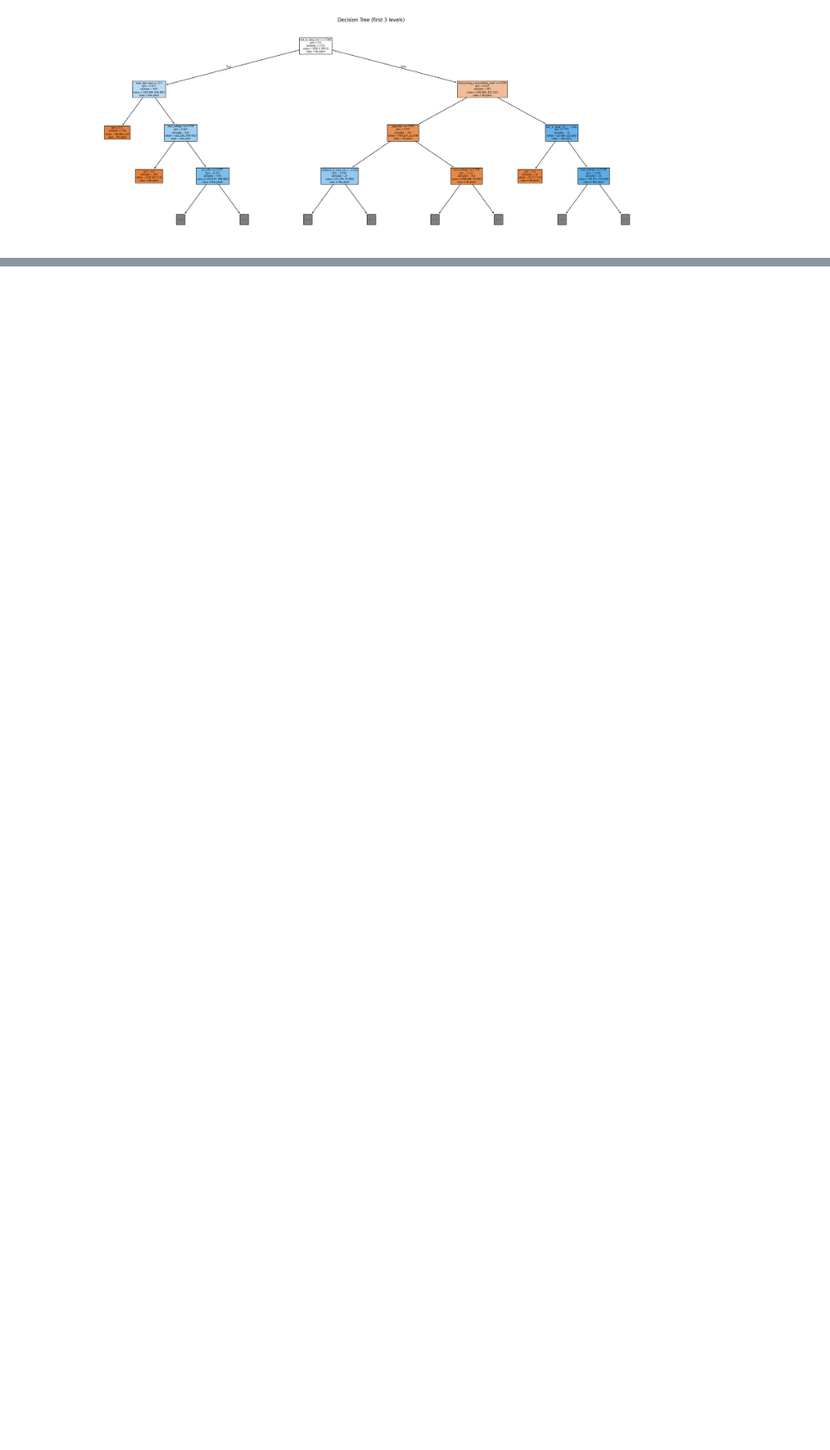
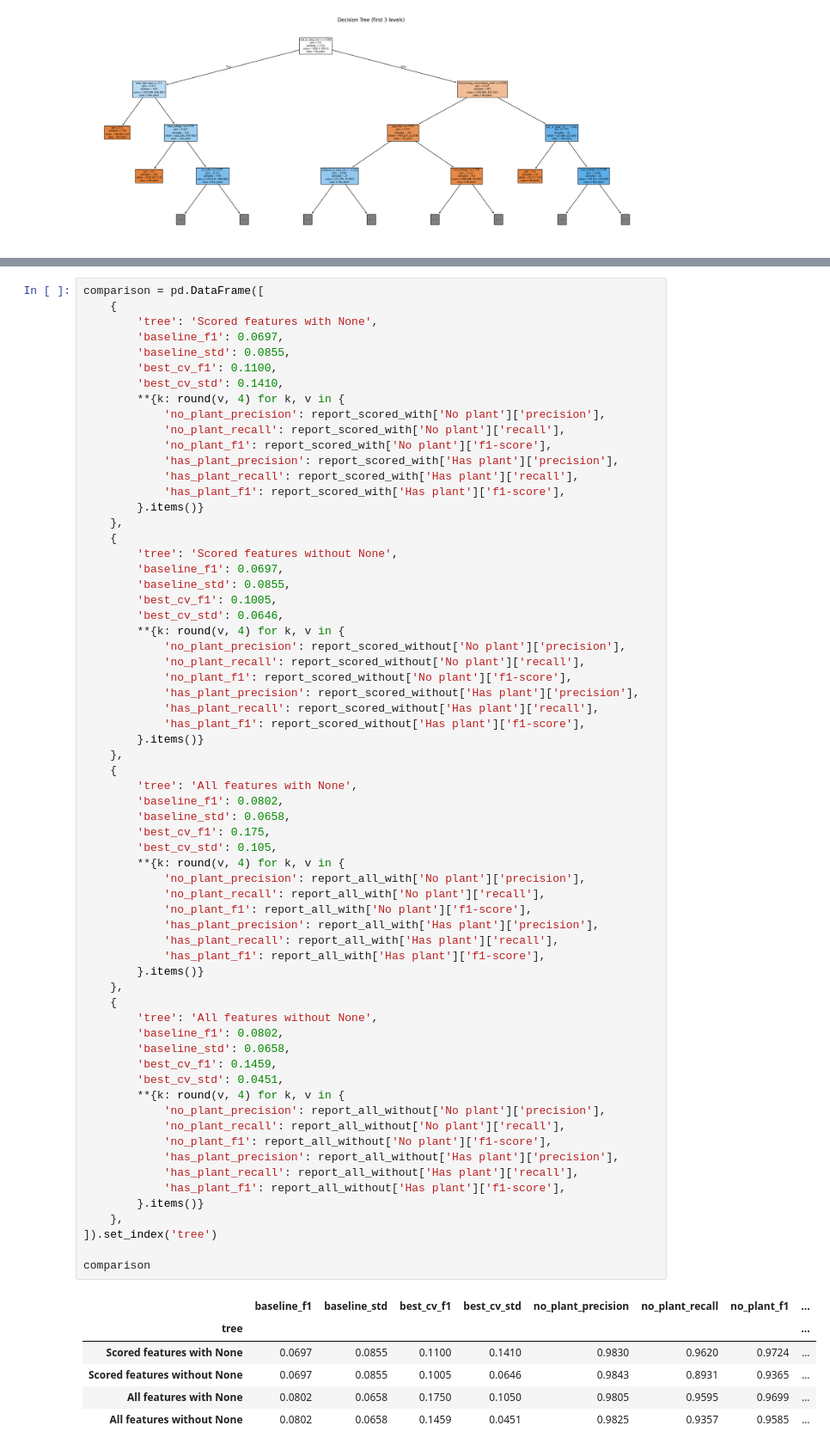
Before and after one commit to UIUC-DSC/team-nuclear-family, a Jupyter notebook: notebooks/validation.ipynb, the cells around one changed output, grey strips where cells are left out. Shown at 86% size. Cells and saved outputs as stored; diff of their text form; blank space fills up the shorter version.

```diff
--- a/notebooks/validation.ipynb
+++ b/notebooks/validation.ipynb
@@ -366,0 +420,72 @@ weighted avg       0.96      0.94      0.95       428
+# %%
+comparison = pd.DataFrame([
+    {
+        'tree': 'Scored features with None',
+        'baseline_f1': 0.0697,
+        'baseline_std': 0.0855,
+        'best_cv_f1': 0.1100,
+        'best_cv_std': 0.1410,
+        **{k: round(v, 4) for k, v in {
+            'no_plant_precision': report_scored_with['No plant']['precision'],
+            'no_plant_recall': report_scored_with['No plant']['recall'],
+            'no_plant_f1': report_scored_with['No plant']['f1-score'],
+            'has_plant_precision': report_scored_with['Has plant']['precision'],
+            'has_plant_recall': report_scored_with['Has plant']['recall'],
+            'has_plant_f1': report_scored_with['Has plant']['f1-score'],
+        }.items()}
+    },
+    {
+        'tree': 'Scored features without None',
+        'baseline_f1': 0.0697,
+        'baseline_std': 0.0855,
+        'best_cv_f1': 0.1005,
+        'best_cv_std': 0.0646,
+        **{k: round(v, 4) for k, v in {
+            'no_plant_precision': report_scored_without['No plant']['precision'],
+            'no_plant_recall': report_scored_without['No plant']['recall'],
+            'no_plant_f1': report_scored_without['No plant']['f1-score'],
+            'has_plant_precision': report_scored_without['Has plant']['precision'],
+            'has_plant_recall': report_scored_without['Has plant']['recall'],
+            'has_plant_f1': report_scored_without['Has plant']['f1-score'],
+        }.items()}
+    },
+    {
+        'tree': 'All features with None',
+        'baseline_f1': 0.0802,
+        'baseline_std': 0.0658,
+        'best_cv_f1': 0.175,
+        'best_cv_std': 0.105,
+        **{k: round(v, 4) for k, v in {
+            'no_plant_precision': report_all_with['No plant']['precision'],
+            'no_plant_recall': report_all_with['No plant']['recall'],
+            'no_plant_f1': report_all_with['No plant']['f1-score'],
+            'has_plant_precision': report_all_with['Has plant']['precision'],
+            'has_plant_recall': report_all_with['Has plant']['recall'],
+            'has_plant_f1': report_all_with['Has plant']['f1-score'],
+        }.items()}
+    },
+    {
+        'tree': 'All features without None',
+        'baseline_f1': 0.0802,
+        'baseline_std': 0.0658,
+        'best_cv_f1': 0.1459,
+        'best_cv_std': 0.0451,
+        **{k: round(v, 4) for k, v in {
+            'no_plant_precision': report_all_without['No plant']['precision'],
+            'no_plant_recall': report_all_without['No plant']['recall'],
+            'no_plant_f1': report_all_without['No plant']['f1-score'],
+            'has_plant_precision': report_all_without['Has plant']['precision'],
+            'has_plant_recall': report_all_without['Has plant']['recall'],
+            'has_plant_f1': report_all_without['Has plant']['f1-score'],
+        }.items()}
+    },
+]).set_index('tree')
+
+comparison
+# %% [output]
+|  | baseline_f1 | baseline_std | best_cv_f1 | best_cv_std | no_plant_precision | no_plant_recall | no_plant_f1 | ... |
+| tree |  |  |  |  |  |  |  | ... |
+| Scored features with None | 0.0697 | 0.0855 | 0.1100 | 0.1410 | 0.9830 | 0.9620 | 0.9724 | ... |
+| Scored features without None | 0.0697 | 0.0855 | 0.1005 | 0.0646 | 0.9843 | 0.8931 | 0.9365 | ... |
+| All features with None | 0.0802 | 0.0658 | 0.1750 | 0.1050 | 0.9805 | 0.9595 | 0.9699 | ... |
+| All features without None | 0.0802 | 0.0658 | 0.1459 | 0.0451 | 0.9825 | 0.9357 | 0.9585 | ... |
```
Also changed, not shown: parts of 12 cells of this notebook.
